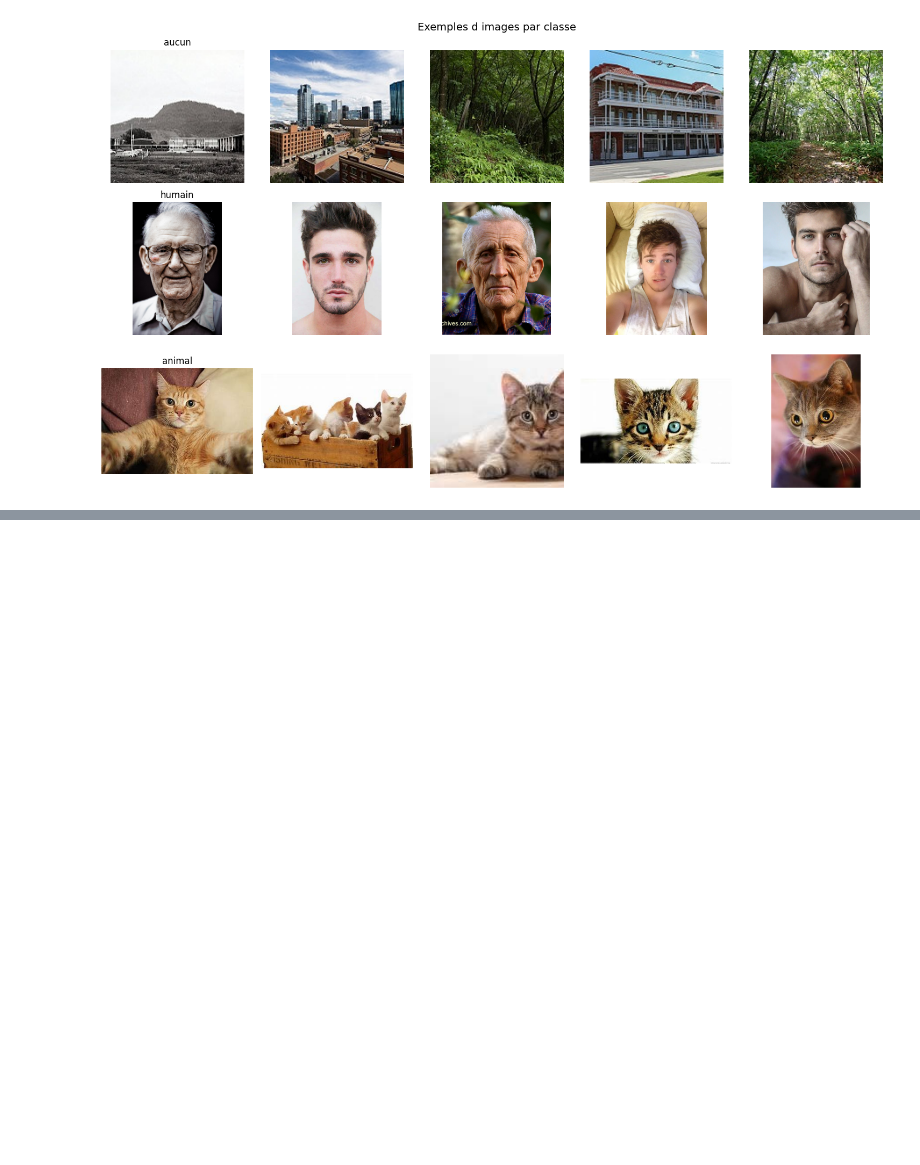
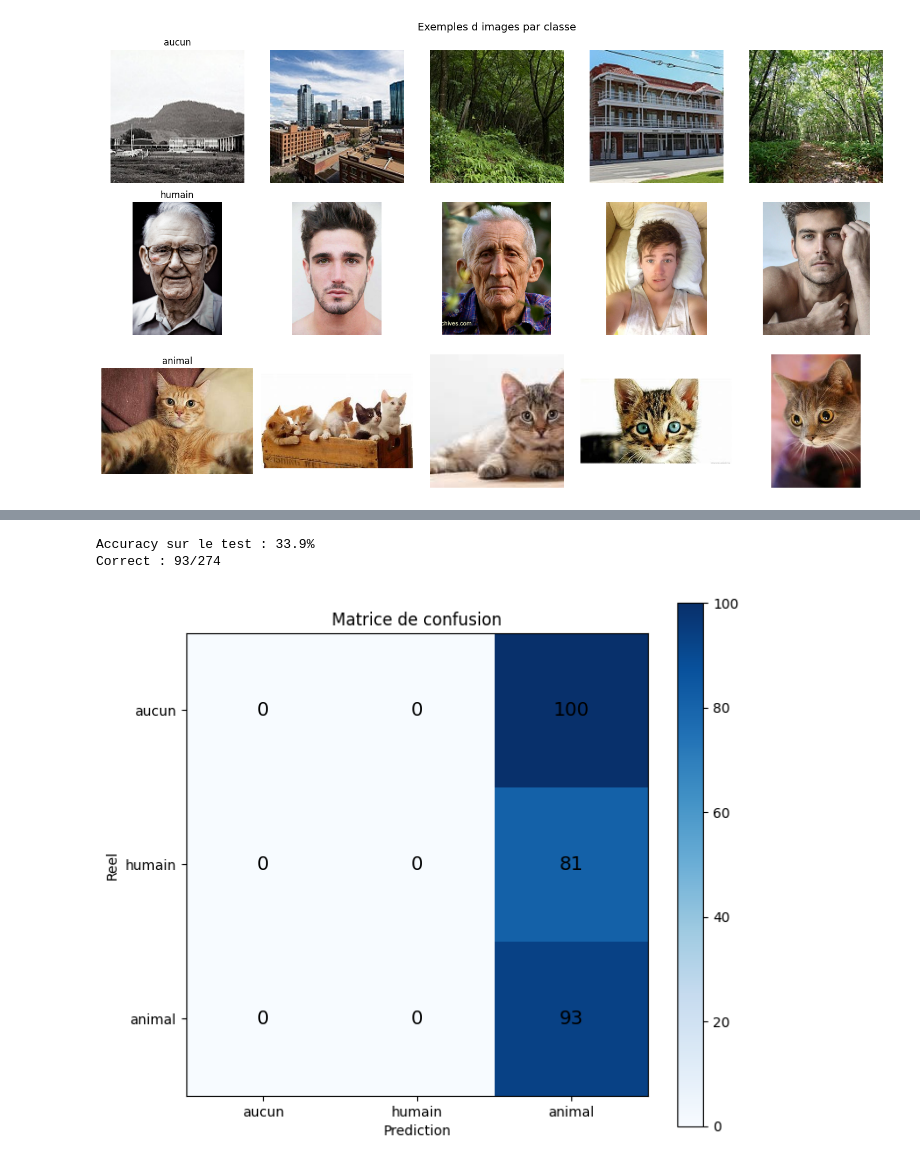
Before and after one commit to SINCER-Ali/VisionAI, a Jupyter notebook: notebooks/analyse_dataset.ipynb, the cells around one changed output, grey strips where cells are left out. Drawn from its saved outputs; the diff is of its cells as text; code cells hidden in the pictures; blank space fills up the shorter version.

Commit message:
feat: notebook analyse_dataset complet avec matrice de confusion

```diff
--- a/notebooks/analyse_dataset.ipynb
+++ b/notebooks/analyse_dataset.ipynb
@@ -92,0 +95,38 @@ Preparation des donnees...
+# %%
+predictions = [model.predict(x) for x in inputs_test]
+y_pred = [pred.index(max(pred)) for pred in predictions]
+
+correct = sum(1 for p, t in zip(y_pred, y_test) if p == int(t))
+accuracy = correct / len(y_test) * 100
+
+print(f"Accuracy sur le test : {accuracy:.1f}%")
+print(f"Correct : {correct}/{len(y_test)}")
+# %% [output]
+Accuracy sur le test : 33.9%
+Correct : 93/274
+# %%
+from sklearn.metrics import confusion_matrix
+import numpy as np
+
+cm = confusion_matrix(y_test.astype(int), y_pred)
+
+fig, ax = plt.subplots(figsize=(7, 6))
+im = ax.imshow(cm, cmap="Blues")
+
+ax.set_xticks([0, 1, 2])
+ax.set_yticks([0, 1, 2])
+ax.set_xticklabels(CLASSES)
+ax.set_yticklabels(CLASSES)
+ax.set_xlabel("Prediction")
+ax.set_ylabel("Reel")
+ax.set_title("Matrice de confusion")
+
+for i in range(3):
+    for j in range(3):
+        ax.text(j, i, str(cm[i, j]), ha="center", va="center", color="black", fontsize=14)
+
+plt.colorbar(im)
+plt.tight_layout()
+plt.show()
+# %% [output]
+[figure, added]
```
Also changed, not shown: parts of 2 cells of this notebook.
